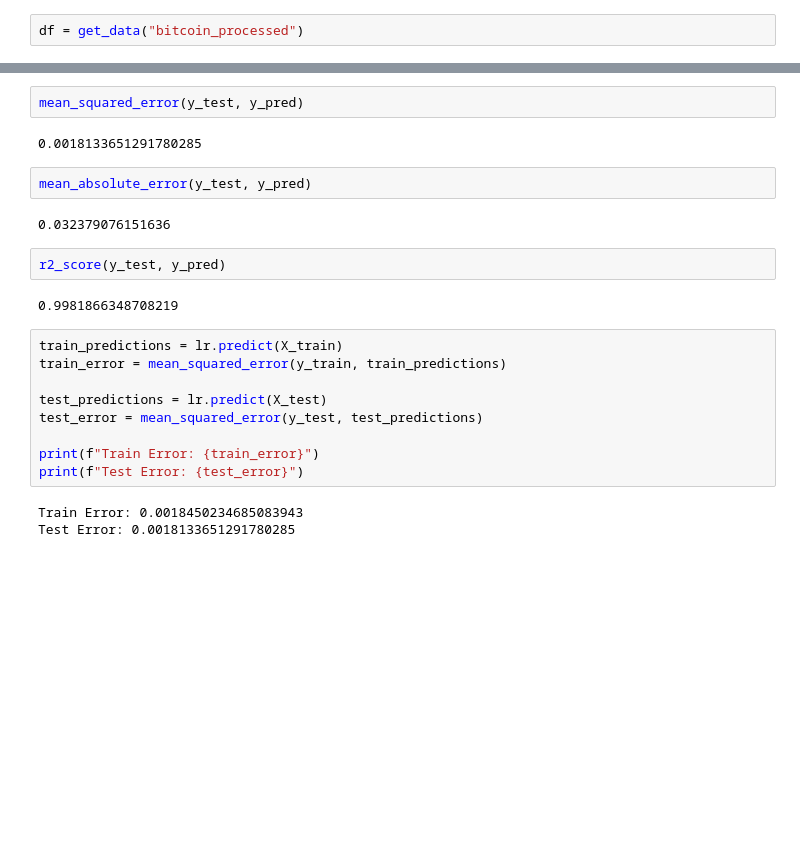
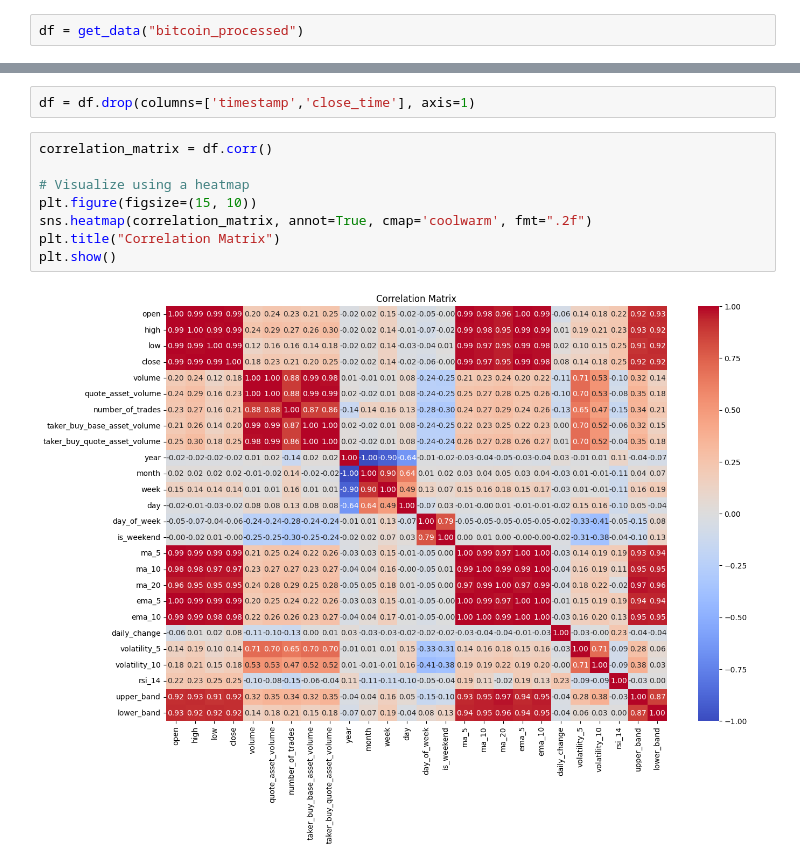
Before and after one commit to fahimai001/CryptoCurrency-Forecasting, a Jupyter notebook: notebook/experiment.ipynb, the cells around one changed output, grey strips where cells are left out. Drawn from its saved outputs; the diff is of its cells as text; blank space fills up the shorter version.

```diff
--- a/notebook/experiment.ipynb
+++ b/notebook/experiment.ipynb
@@ -146,24 +125,12 @@ y_pred = lr.predict(X_test)
-# %%
-mean_squared_error(y_test, y_pred)
-# %% [output]
-0.0018133651291780285
-# %%
-mean_absolute_error(y_test, y_pred)
-# %% [output]
-0.032379076151636
-# %%
-r2_score(y_test, y_pred)
-# %% [output]
-0.9981866348708219
-# %%
-train_predictions = lr.predict(X_train)
-train_error = mean_squared_error(y_train, train_predictions)
-
-test_predictions = lr.predict(X_test)
-test_error = mean_squared_error(y_test, test_predictions)
-
-print(f"Train Error: {train_error}")
-print(f"Test Error: {test_error}")
-# %% [output]
-Train Error: 0.0018450234685083943
-Test Error: 0.0018133651291780285
+# %%
+df = df.drop(columns=['timestamp','close_time'], axis=1)
+# %%
+correlation_matrix = df.corr()
+
+# Visualize using a heatmap
+plt.figure(figsize=(15, 10))
+sns.heatmap(correlation_matrix, annot=True, cmap='coolwarm', fmt=".2f")
+plt.title("Correlation Matrix")
+plt.show()
+# %% [output]
+[figure, added]
```
Also changed, not shown: parts of 53 cells of this notebook, 14 other files.
